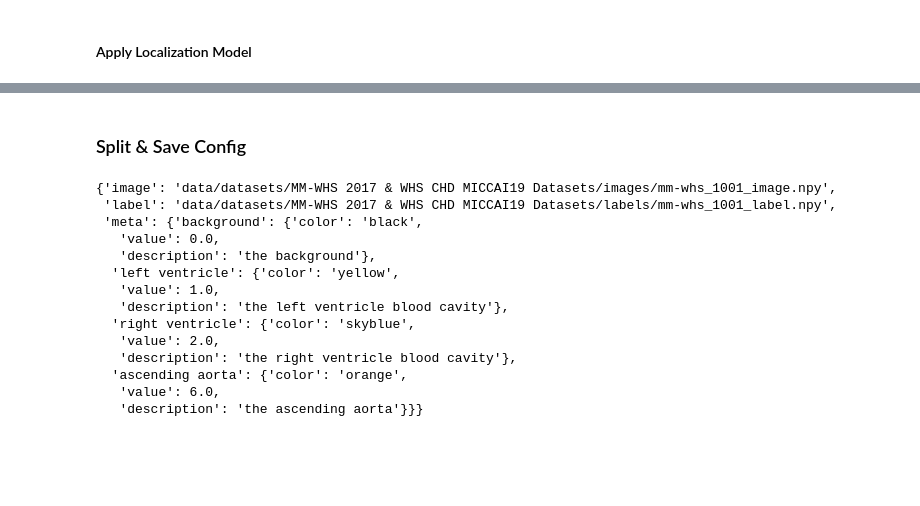
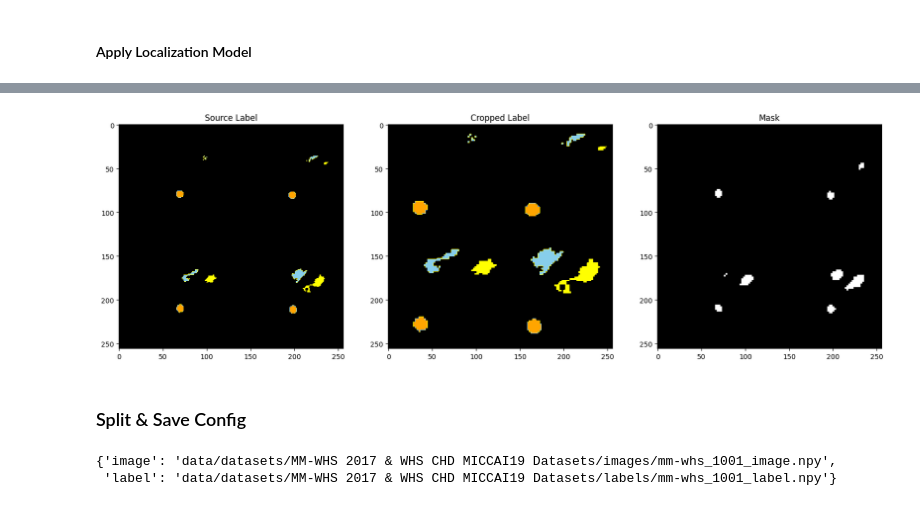
Before and after one commit to Sooqija/heart-segmentation, a Jupyter notebook: notebooks/06. localization.ipynb, the cells around one changed output, grey strips where cells are left out. Saved outputs shown, nothing was run; the diff lists cells and outputs as text; code cells hidden in the pictures; blank space fills up the shorter version.

```diff
--- a/notebooks/06. localization.ipynb
+++ b/notebooks/06. localization.ipynb
@@ -842,3 +860,11 @@ display_image_montages(images=[image, roi_image_resized, label, roi_label_resize
+# %%
+display_image_montages(images=[label, roi_label, mask],
+                       titles=["Source Label", "Cropped Label", "Mask"],
+                       cmaps=[label_cmap, roi_label_cmap, "gray"],
+                       norms=[label_norm, roi_label_norm, None],
+                       start=25, end=49, step=6)
+# %% [output]
+[figure, added]
 # %% [markdown]
 ### Split & Save Config
 # %%
@@ -856,26 +882,14 @@ label_map = {
 
 for d in data:
     idx = re.search(r"\d+", os.path.basename(d["image"])).group()
-    d["meta"] = label_map
+    # d["meta"] = label_map
 
 assert len(data) == 88
 
 data[0]
 # %% [output]
 {'image': 'data/datasets/MM-WHS 2017 & WHS CHD MICCAI19 Datasets/images/mm-whs_1001_image.npy',
- 'label': 'data/datasets/MM-WHS 2017 & WHS CHD MICCAI19 Datasets/labels/mm-whs_1001_label.npy',
- 'meta': {'background': {'color': 'black',
-   'value': 0.0,
-   'description': 'the background'},
-  'left ventricle': {'color': 'yellow',
-   'value': 1.0,
-   'description': 'the left ventricle blood cavity'},
-  'right ventricle': {'color': 'skyblue',
-   'value': 2.0,
-   'description': 'the right ventricle blood cavity'},
-  'ascending aorta': {'color': 'orange',
-   'value': 6.0,
-   'description': 'the ascending aorta'}}}
+ 'label': 'data/datasets/MM-WHS 2017 & WHS CHD MICCAI19 Datasets/labels/mm-whs_1001_label.npy'}
 # %%
 from heart_seg_app.utils.config import save_config
 
```
Also changed, not shown: parts of 12 cells of this notebook.
